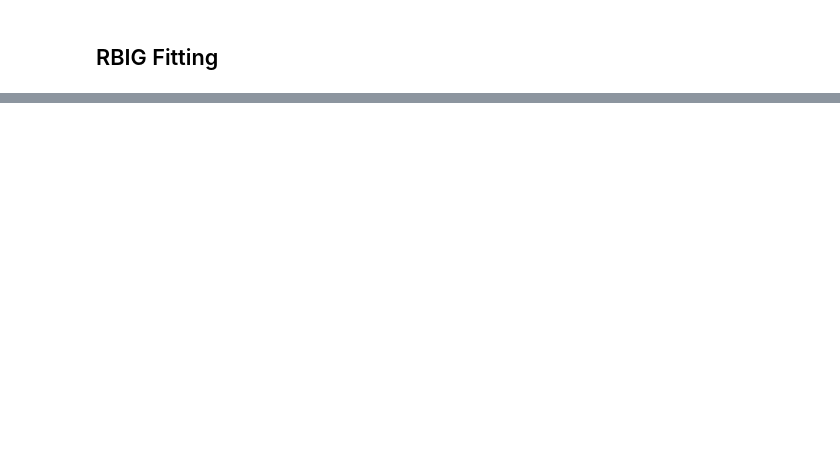
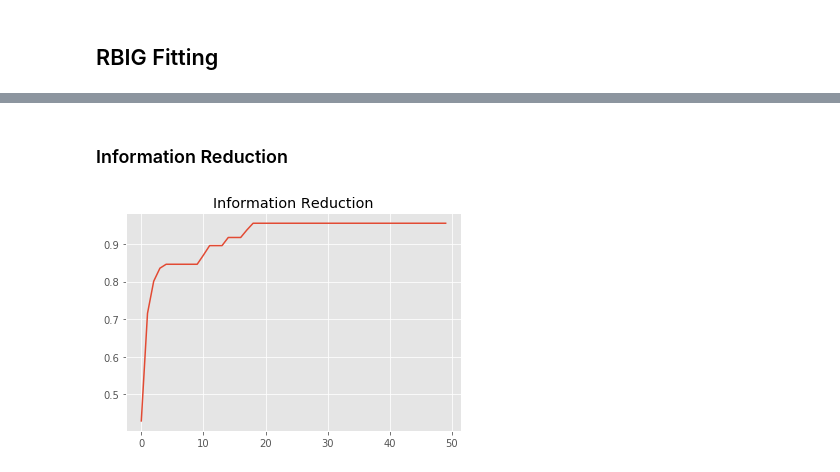
Before and after one commit to IPL-UV/rbig, a Jupyter notebook: src/rbig_demo.ipynb, the cells around one changed output, grey strips where cells are left out. Saved outputs shown, nothing was run; the diff lists cells and outputs as text; code cells hidden in the pictures; blank space fills up the shorter version.

```diff
--- a/src/rbig_demo.ipynb
+++ b/src/rbig_demo.ipynb
@@ -83,0 +65,11 @@ Time taken to transform new data: 1.1153 secs
+# %% [markdown]
+### Information Reduction
+# %%
+residual_info = rbig_model.residual_info
+
+fig, ax = plt.subplots()
+ax.plot(np.cumsum(residual_info))
+ax.set_title('Information Reduction')
+plt.show()
+# %% [output]
+[figure, added]
```
Also changed, not shown: parts of 24 cells of this notebook, 3 other files.
